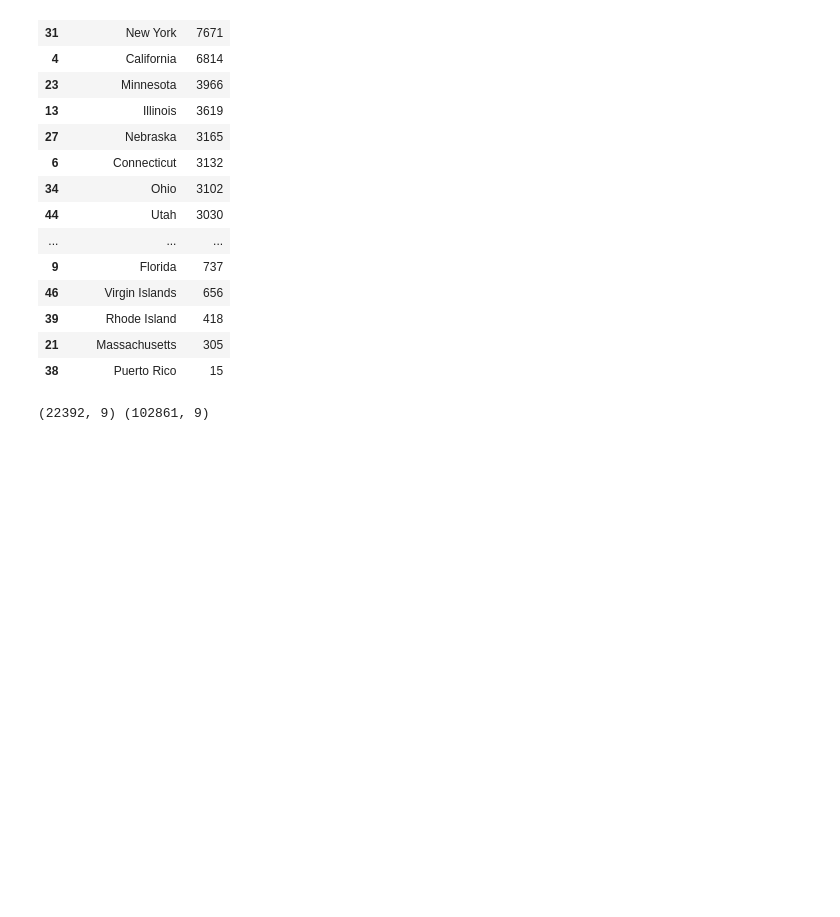
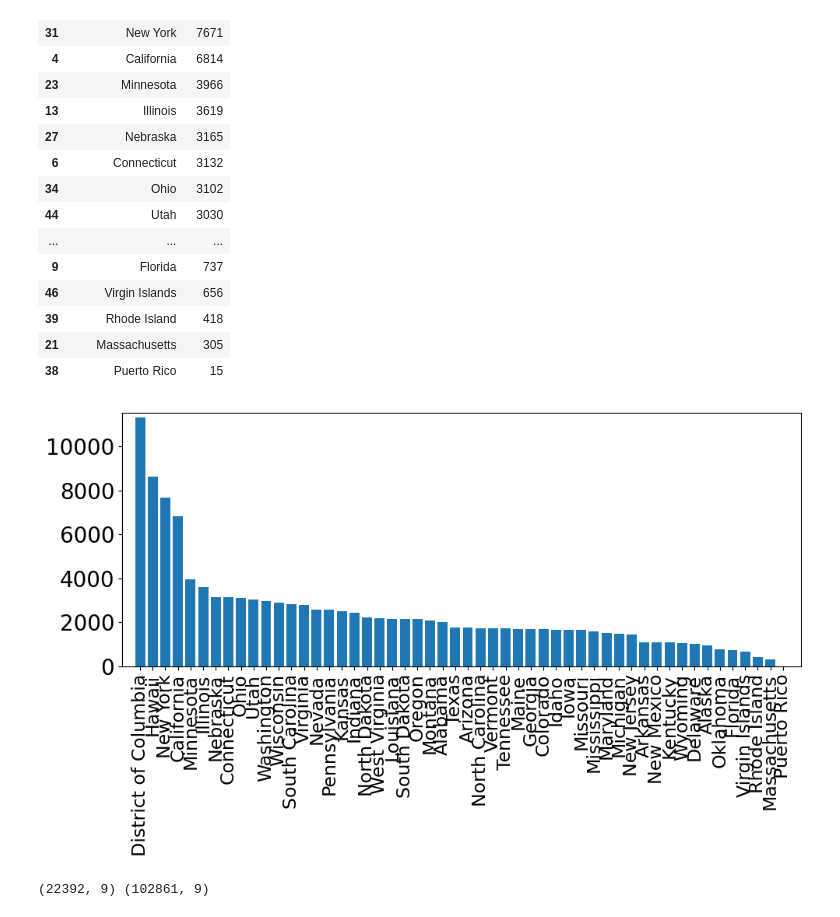
Before and after one commit to park-jay/coolie, a Jupyter notebook: log-odds-token.ipynb, the cells around one changed output. Cells and saved outputs as stored; diff of their text form; code cells hidden in the pictures; blank space fills up the shorter version.

```diff
--- a/log-odds-token.ipynb
+++ b/log-odds-token.ipynb
@@ -46,6 +46,24 @@ descriptive
 | 39 | Rhode Island | 418 |
 | 21 | Massachusetts | 305 |
 | 38 | Puerto Rico | 15 |
+# %%
+# Create a bar plot
+plt.figure(figsize=(10, 6))  # Optional: Adjust the figure size
+plt.margins(0.02)
+plt.bar(descriptive['state_str'], descriptive['count'])
+# plt.xlabel('State')
+# plt.ylabel('Count')
+# plt.title('State Counts')
+
+# Display the plot
+plt.xticks(rotation=90, fontsize=17)
+plt.yticks(fontsize=20)
+  # Optional: Rotate state names for better visibility
+plt.tight_layout()  # Optional: Ensure the labels fit within the figure
+plt.savefig('eacl2023_latex/figure/'+'descriptive.pdf', dpi=200, bbox_inches='tight')
+plt.show()
+# %% [output]
+[figure, added]
 # %%
 south_states=['West Virginia','Virginia',
               'Tennessee','Arkansas','Florida',
```
Also changed, not shown: 9 other files.
